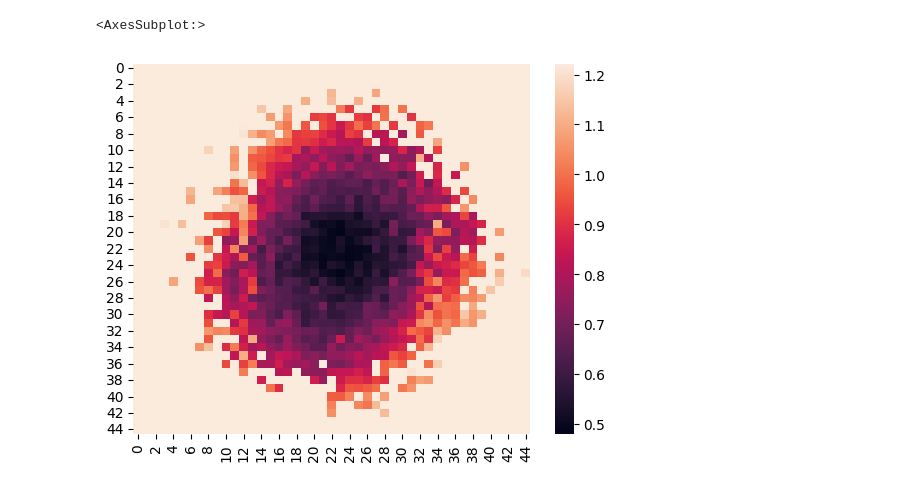
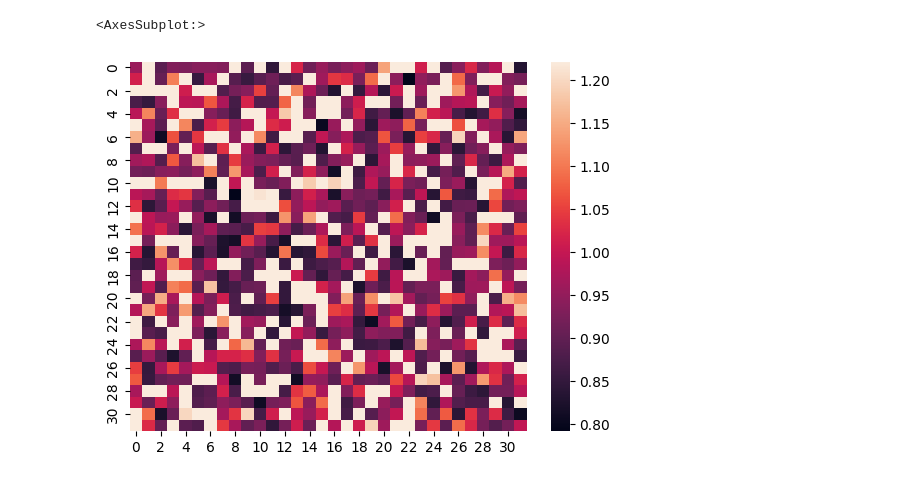
Before and after one commit to MoShrank/bachelor-thesis-research, a Jupyter notebook: SP Evaluation.ipynb, the cells around one changed output. Cells and saved outputs as stored; diff of their text form; code cells hidden in the pictures.

```diff
--- a/SP Evaluation.ipynb
+++ b/SP Evaluation.ipynb
@@ -38,7 +44,6 @@ sp = SpatialPooler(
     potential_pool_radius=8,
     boost_strength=10,
 )
+sp.load_state("data/12-03-2022_22-58-09/sp.pkl")
 # %% [output]
 [interactive output not drawn]
-# %%
-sp.load_state("data/12-02-2022_20-06-20/sp.pkl")
@@ -47,6 +50,6 @@ sp.load_state("data/12-02-2022_20-06-20/sp.pkl")
 # %%
-sns.heatmap(sp.boost_factors.reshape(45, 45))
+sns.heatmap(sp.boost_factors.reshape(32, 32))
 # %% [output]
 <AxesSubplot:>
-[figure, old version]
+[figure, new version]
 [interactive output not drawn]
```
Also changed, not shown: parts of 15 cells of this notebook, 2 other files.
